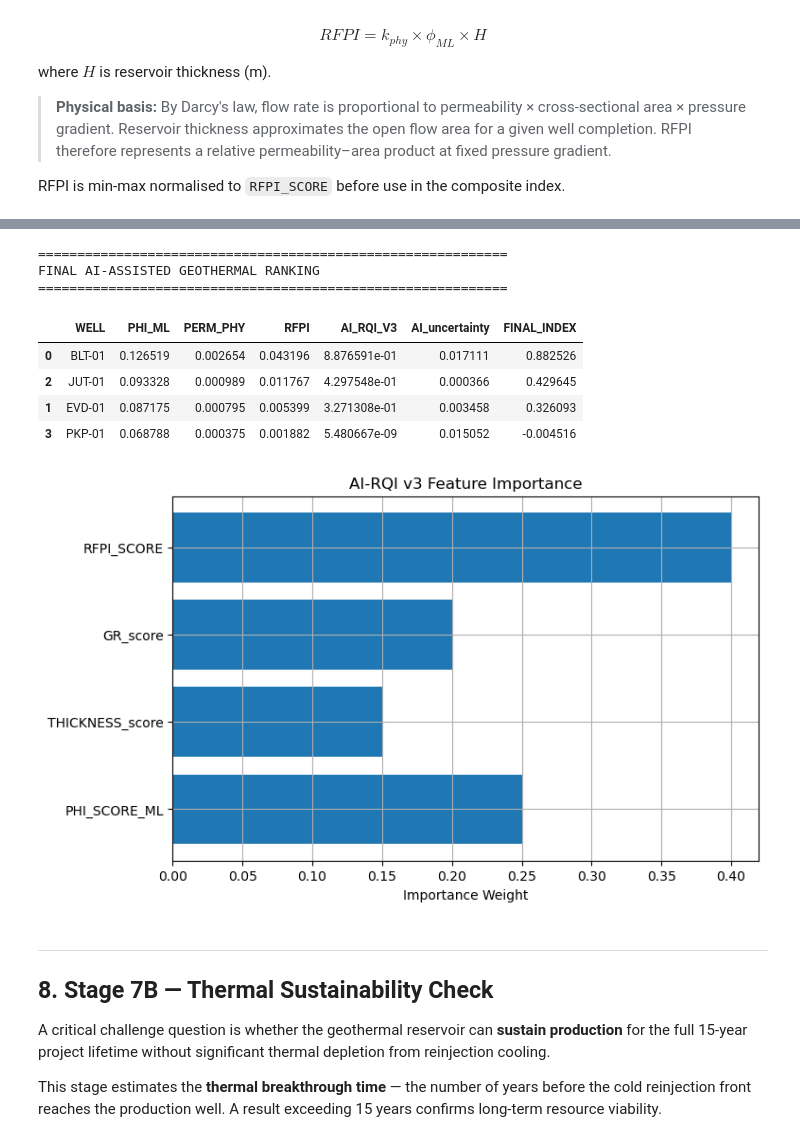
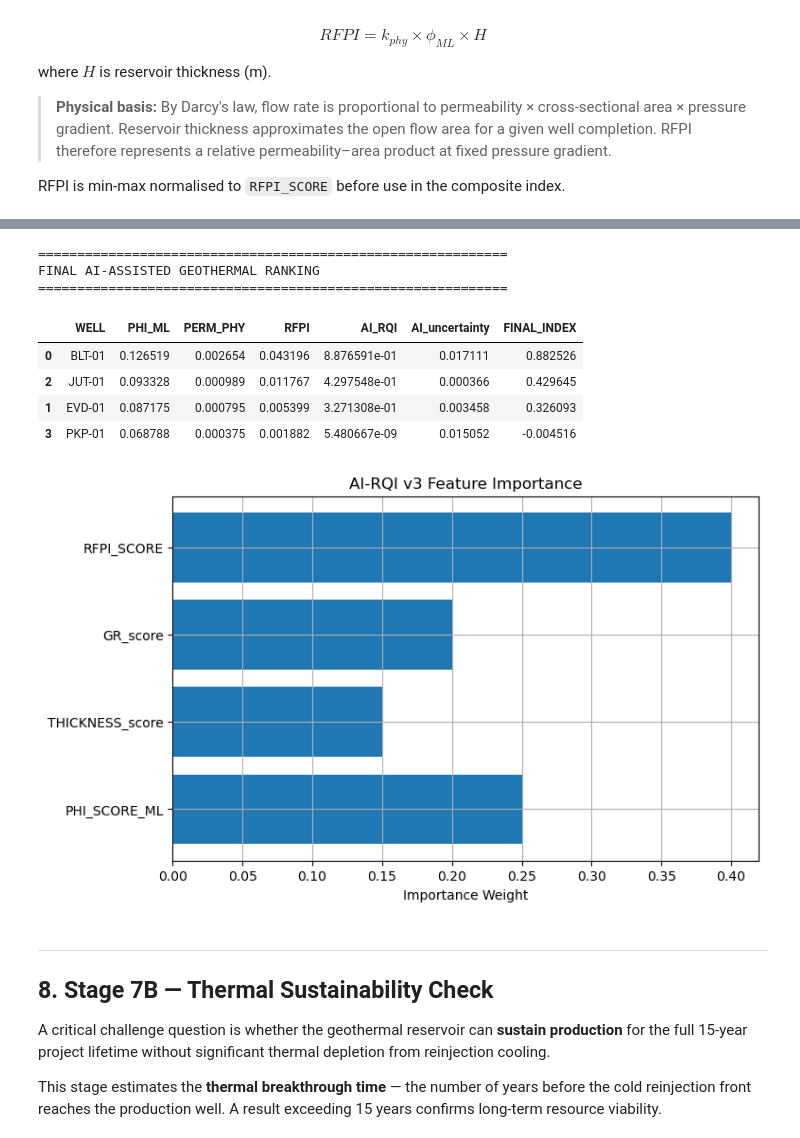
Before and after one commit to Ukpoweh/dseats_2026, a Jupyter notebook: AI_documented.ipynb, the cells around one changed output, grey strips where cells are left out. Drawn from its saved outputs; the diff is of its cells as text; code cells hidden in the pictures.

```diff
--- a/AI_documented.ipynb
+++ b/AI_documented.ipynb
@@ -523,7 +524,7 @@ which attributes drive the ranking decision.
 # PUBLICATION-GRADE RESERVOIR INDEX
 # ---------------------------------------------------------
 
-df["AI_RQI_V3"] = (
+df["AI_RQI"] = (
     0.25 * df["PHI_SCORE_ML"] +
     0.15 * df["THICKNESS_score"] +
     0.20 * df["GR_score"] +
@@ -553,7 +554,7 @@ df["AI_uncertainty"] = np.abs(
 # ---------------------------------------------------------
 
 df["FINAL_INDEX"] = (
-    df["AI_RQI_V3"] -
+    df["AI_RQI"] -
     0.30 * df["AI_uncertainty"]
 )
 
@@ -581,7 +582,7 @@ display(
             "PHI_ML",
             "PERM_PHY",
             "RFPI",
-            "AI_RQI_V3",
+            "AI_RQI",
             "AI_uncertainty",
             "FINAL_INDEX"
         ]
@@ -606,34 +607,34 @@ importance_values = [
     0.40
 ]
 
 fi_df = pd.DataFrame({
     "Feature": importance_features,
     "Importance": importance_values
 })
 
 # ---------------------------------------------------------
 # PLOT FEATURE IMPORTANCE
 # ---------------------------------------------------------
 
 plt.figure(figsize=(8,5))
 
 plt.barh(
     fi_df["Feature"],
     fi_df["Importance"]
 )
 
 plt.title("AI-RQI v3 Feature Importance")
 
 plt.xlabel("Importance Weight")
 
 plt.grid()
 
 plt.show()
 # %% [output]
 ============================================================
 FINAL AI-ASSISTED GEOTHERMAL RANKING
 ============================================================
-|  | WELL | PHI_ML | PERM_PHY | RFPI | AI_RQI_V3 | AI_uncertainty | FINAL_INDEX |
+|  | WELL | PHI_ML | PERM_PHY | RFPI | AI_RQI | AI_uncertainty | FINAL_INDEX |
 | 0 | BLT-01 | 0.126519 | 0.002654 | 0.043196 | 8.876591e-01 | 0.017111 | 0.882526 |
 | 2 | JUT-01 | 0.093328 | 0.000989 | 0.011767 | 4.297548e-01 | 0.000366 | 0.429645 |
 | 1 | EVD-01 | 0.087175 | 0.000795 | 0.005399 | 3.271308e-01 | 0.003458 | 0.326093 |
```
Also changed, not shown: parts of 3 cells of this notebook, 2 other files.
